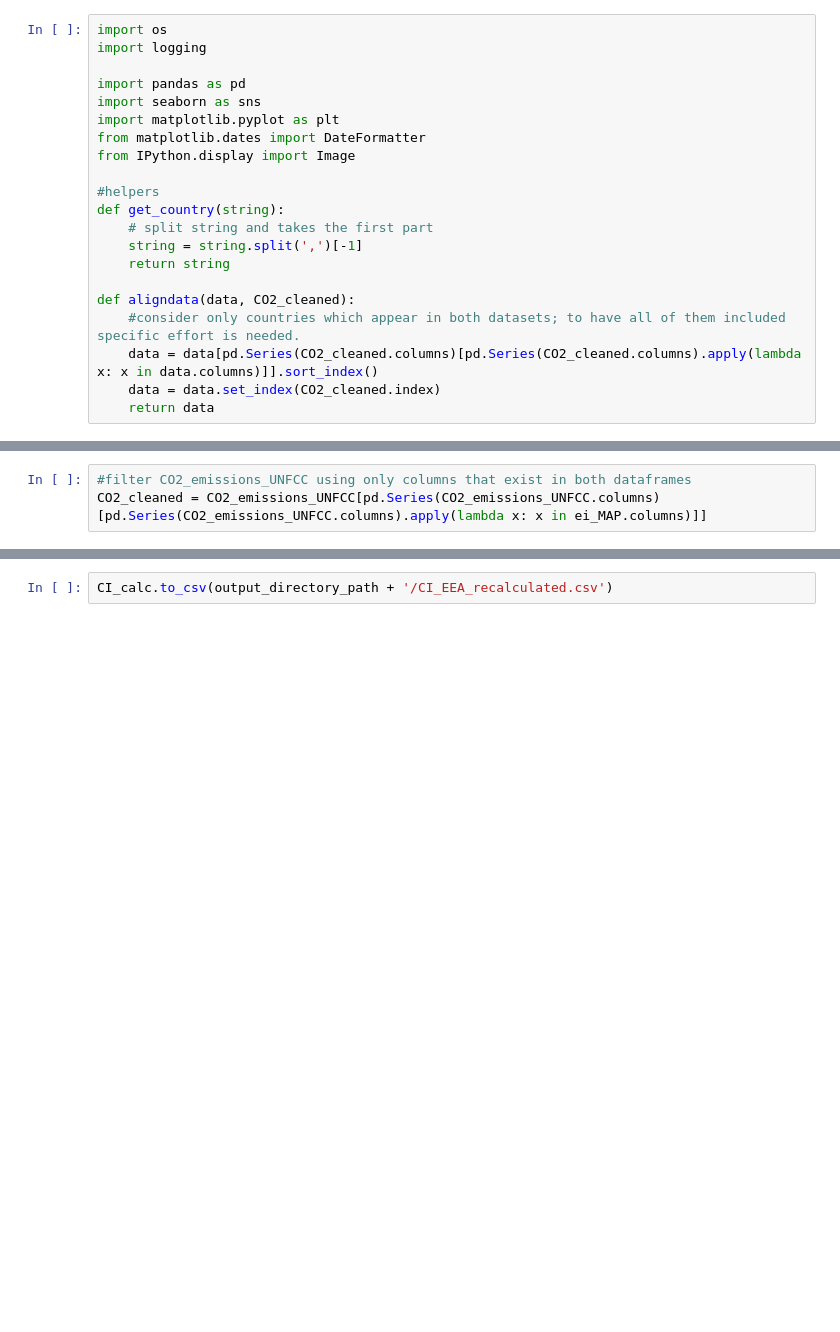
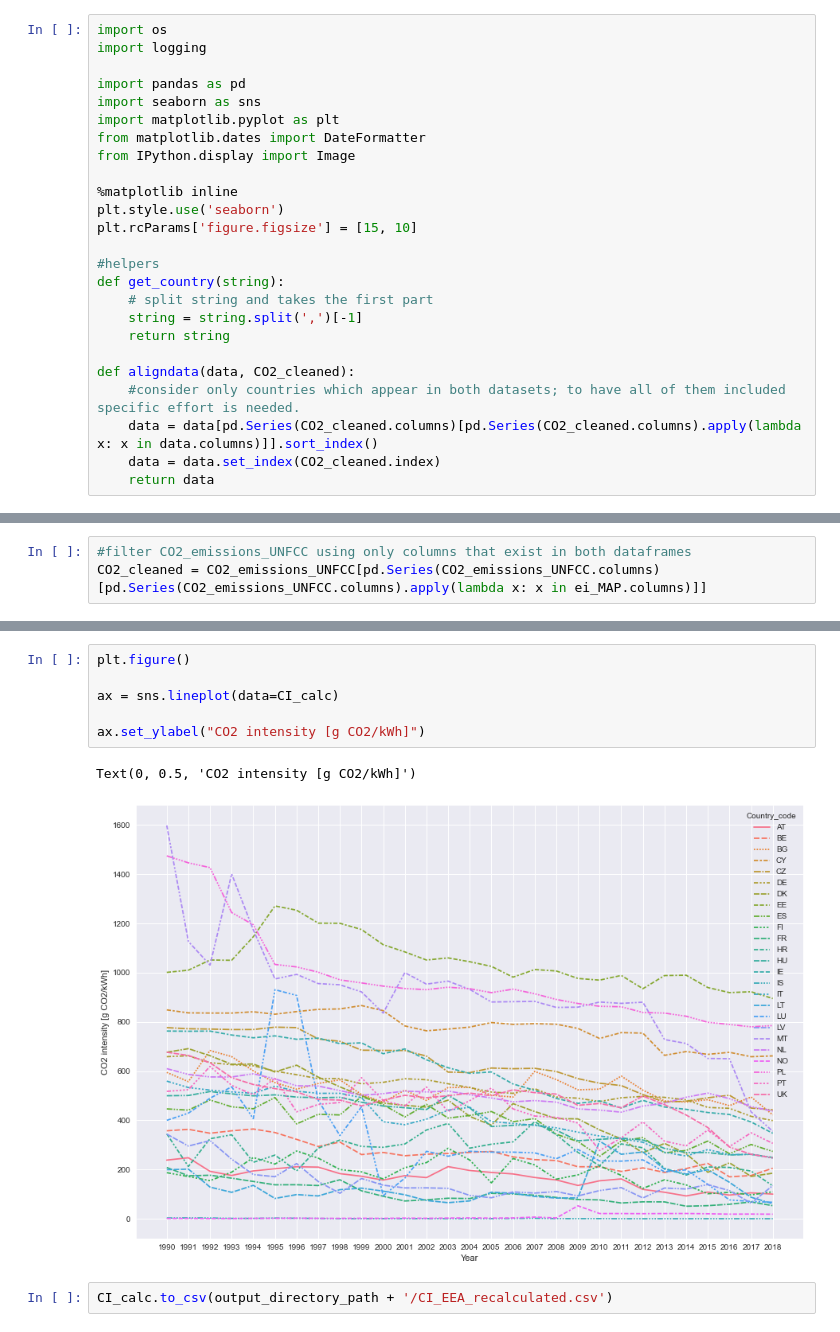
Before and after one commit to INATECH-CIG/CO2_emissions_factors, a Jupyter notebook: CO2 calculation according to EEA.ipynb, the cells around one changed output, grey strips where cells are left out. Cells and saved outputs as stored; diff of their text form; blank space fills up the shorter version.

```diff
--- a/CO2 calculation according to EEA.ipynb
+++ b/CO2 calculation according to EEA.ipynb
@@ -15,6 +15,10 @@ import seaborn as sns
 import matplotlib.pyplot as plt
 from matplotlib.dates import DateFormatter
 from IPython.display import Image
+
+%matplotlib inline
+plt.style.use('seaborn')
+plt.rcParams['figure.figsize'] = [15, 10]
 
 #helpers
 def get_country(string):
@@ -398,2 +416,11 @@ CI_calc
+# %%
+plt.figure()
+
+ax = sns.lineplot(data=CI_calc)
+
+ax.set_ylabel("CO2 intensity [g CO2/kWh]")
+# %% [output]
+Text(0, 0.5, 'CO2 intensity [g CO2/kWh]')
+[figure, added]
 # %%
 CI_calc.to_csv(output_directory_path + '/CI_EEA_recalculated.csv')
```
Also changed, not shown: parts of 10 cells of this notebook.
